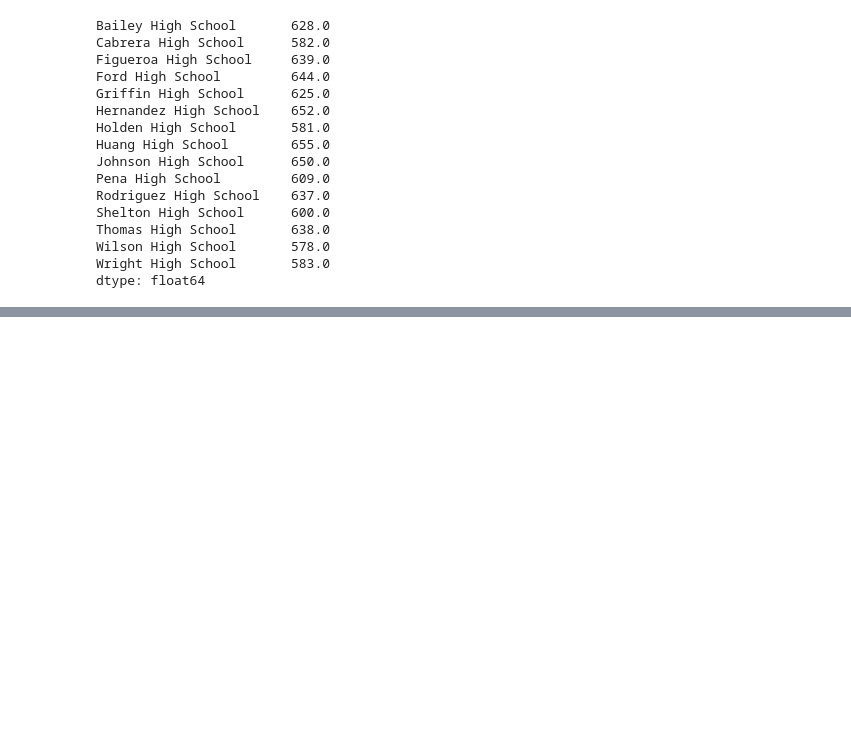
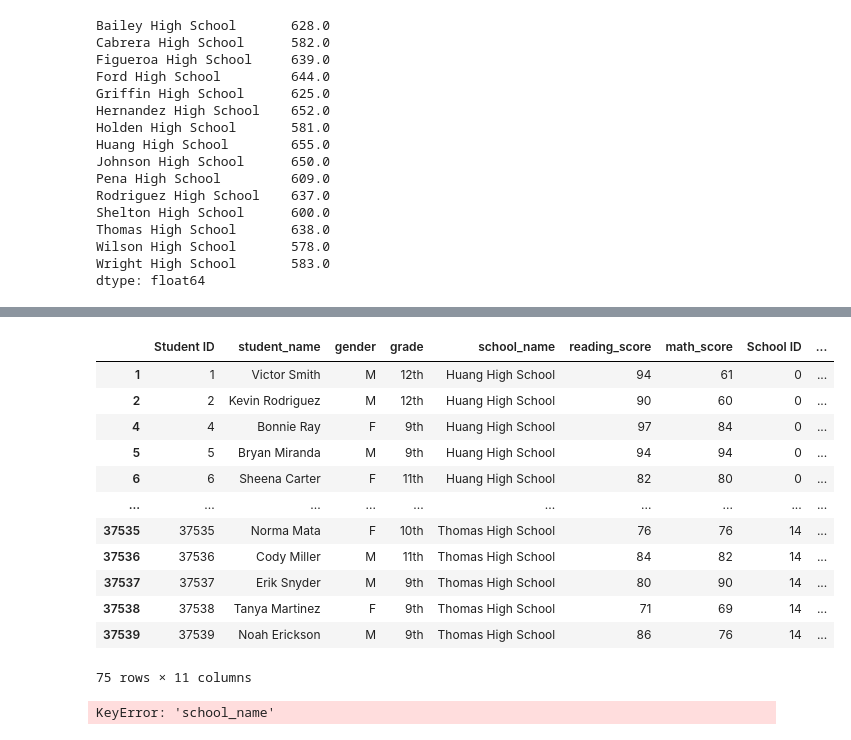
Before and after one commit to sebcampos/School_District_Analysis, a Jupyter notebook: PyCitySchools.ipynb, the cells around one changed output, grey strips where cells are left out. Saved outputs shown, nothing was run; the diff lists cells and outputs as text; code cells hidden in the pictures; blank space fills up the shorter version.

```diff
--- a/PyCitySchools.ipynb
+++ b/PyCitySchools.ipynb
@@ -539,0 +629,23 @@ dtype: float64
+# %%
+per_school_passing_reading.groupby(["school_name"]).head()
+# %% [output]
+|  | Student ID | student_name | gender | grade | school_name | reading_score | math_score | School ID | ... |
+| 1 | 1 | Victor Smith | M | 12th | Huang High School | 94 | 61 | 0 | ... |
+| 2 | 2 | Kevin Rodriguez | M | 12th | Huang High School | 90 | 60 | 0 | ... |
+| 4 | 4 | Bonnie Ray | F | 9th | Huang High School | 97 | 84 | 0 | ... |
+| 5 | 5 | Bryan Miranda | M | 9th | Huang High School | 94 | 94 | 0 | ... |
+| 6 | 6 | Sheena Carter | F | 11th | Huang High School | 82 | 80 | 0 | ... |
+| ... | ... | ... | ... | ... | ... | ... | ... | ... | ... |
+| 37535 | 37535 | Norma Mata | F | 10th | Thomas High School | 76 | 76 | 14 | ... |
+| 37536 | 37536 | Cody Miller | M | 11th | Thomas High School | 84 | 82 | 14 | ... |
+| 37537 | 37537 | Erik Snyder | M | 9th | Thomas High School | 80 | 90 | 14 | ... |
+| 37538 | 37538 | Tanya Martinez | F | 9th | Thomas High School | 71 | 69 | 14 | ... |
+| 37539 | 37539 | Noah Erickson | M | 9th | Thomas High School | 86 | 76 | 14 | ... |
+75 rows × 11 columns
+# %%
+# Calculate the number of students passing math and passing reading by school.
+per_school_passing_math = per_school_passing_math.groupby(["school_name"]).count()["student_name"]
+
+per_school_passing_reading = per_school_passing_reading.groupby(["school_name"]).count()["student_name"]
+# %% [output]
+KeyError: 'school_name'
```
Also changed, not shown: parts of 15 cells of this notebook, 2 other files.
